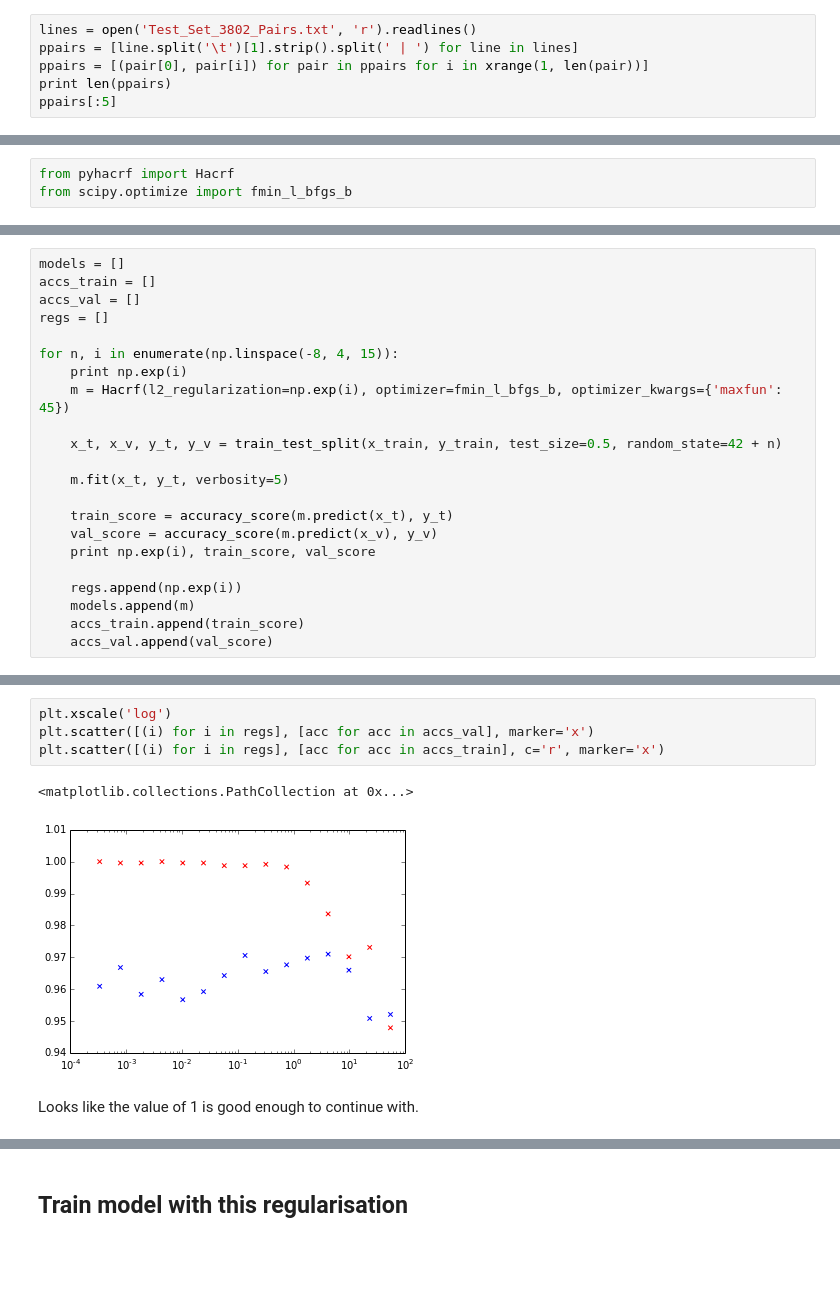
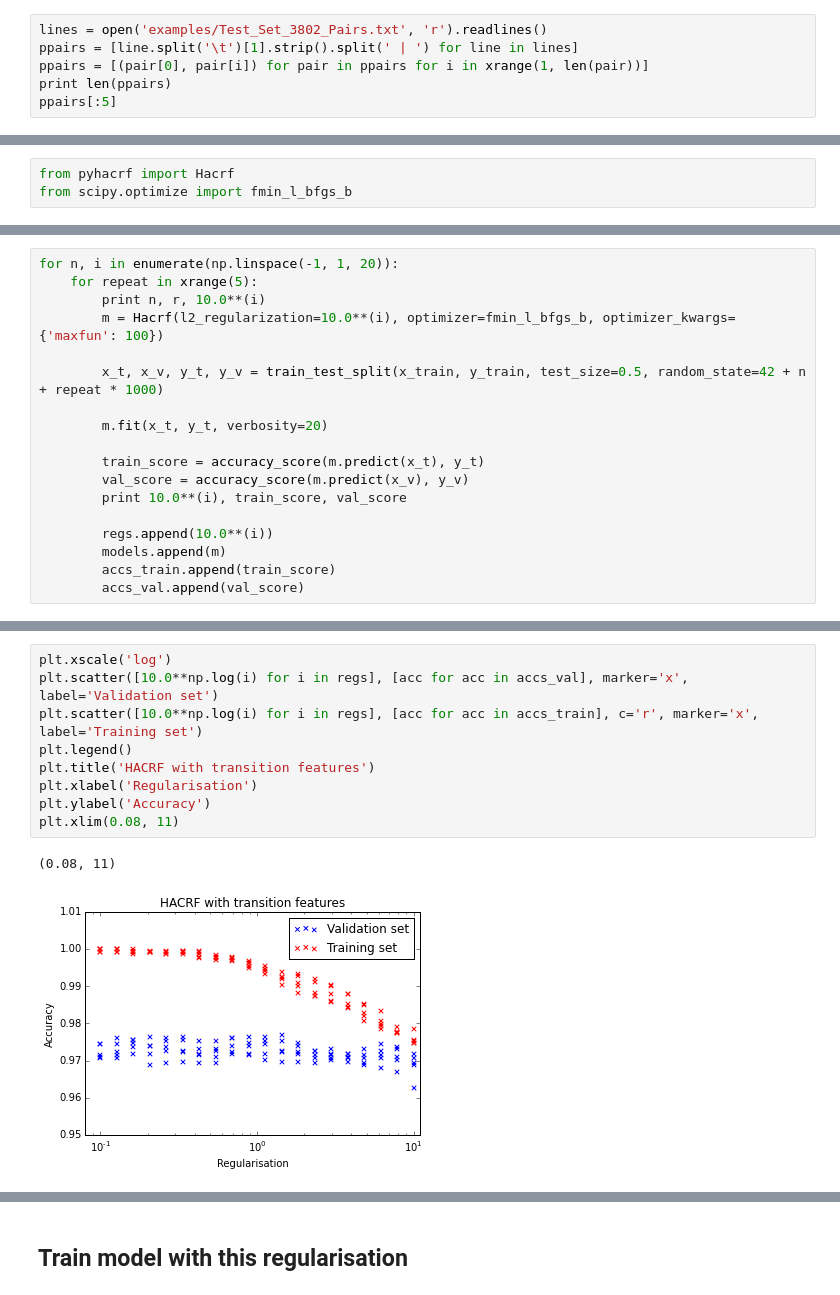
Before and after one commit to dirko/pyhacrf, a Jupyter notebook: examples/Example misspelling classification.ipynb, the cells around one changed output, grey strips where cells are left out. Drawn from its saved outputs; the diff is of its cells as text; blank space fills up the shorter version.

```diff
--- a/examples/Example misspelling classification.ipynb
+++ b/examples/Example misspelling classification.ipynb
@@ -20,7 +23,7 @@ Fei Liu and others collected string pairs from social media and this excellent s
 
 http://www.hlt.utdallas.edu/~yangl/data/Text_Norm_Data_Release_Fei_Liu/
 # %%
-lines = open('Test_Set_3802_Pairs.txt', 'r').readlines()
+lines = open('examples/Test_Set_3802_Pairs.txt', 'r').readlines()
 ppairs = [line.split('\t')[1].strip().split(' | ') for line in lines]
 ppairs = [(pair[0], pair[i]) for pair in ppairs for i in xrange(1, len(pair))]
 print len(ppairs)
@@ -91,23 +100,19 @@ from scipy.optimize import fmin_l_bfgs_b
 # %%
-models = []
-accs_train = []
-accs_val = []
-regs = []
+for n, i in enumerate(np.linspace(-1, 1, 20)):
+    for repeat in xrange(5):
+        print n, r, 10.0**(i)
+        m = Hacrf(l2_regularization=10.0**(i), optimizer=fmin_l_bfgs_b, optimizer_kwargs={'maxfun': 100})
 
-for n, i in enumerate(np.linspace(-8, 4, 15)):
-    print np.exp(i)
-    m = Hacrf(l2_regularization=np.exp(i), optimizer=fmin_l_bfgs_b, optimizer_kwargs={'maxfun': 45})
+        x_t, x_v, y_t, y_v = train_test_split(x_train, y_train, test_size=0.5, random_state=42 + n + repeat * 1000)
 
-    x_t, x_v, y_t, y_v = train_test_split(x_train, y_train, test_size=0.5, random_state=42 + n)
+        m.fit(x_t, y_t, verbosity=20)
 
-    m.fit(x_t, y_t, verbosity=5)
+        train_score = accuracy_score(m.predict(x_t), y_t)
+        val_score = accuracy_score(m.predict(x_v), y_v)
+        print 10.0**(i), train_score, val_score
 
-    train_score = accuracy_score(m.predict(x_t), y_t)
-    val_score = accuracy_score(m.predict(x_v), y_v)
-    print np.exp(i), train_score, val_score
-
-    regs.append(np.exp(i))
-    models.append(m)
-    accs_train.append(train_score)
-    accs_val.append(val_score)
+        regs.append(10.0**(i))
+        models.append(m)
+        accs_train.append(train_score)
+        accs_val.append(val_score)
 # %% [output]
@@ -131,9 +136,12 @@ Iteration  Log-likelihood |gradient|
 # %%
 plt.xscale('log')
-plt.scatter([(i) for i in regs], [acc for acc in accs_val], marker='x')
-plt.scatter([(i) for i in regs], [acc for acc in accs_train], c='r', marker='x')
+plt.scatter([10.0**np.log(i) for i in regs], [acc for acc in accs_val], marker='x', label='Validation set')
+plt.scatter([10.0**np.log(i) for i in regs], [acc for acc in accs_train], c='r', marker='x', label='Training set')
+plt.legend()
+plt.title('HACRF with transition features')
+plt.xlabel('Regularisation')
+plt.ylabel('Accuracy')
+plt.xlim(0.08, 11)
 # %% [output]
-<matplotlib.collections.PathCollection at 0x...>
+(0.08, 11)
-[figure, old version]
+[figure, new version]
-# %% [markdown]
-Looks like the value of 1 is good enough to continue with.
```
Also changed, not shown: parts of 38 cells of this notebook, 2 other files.
